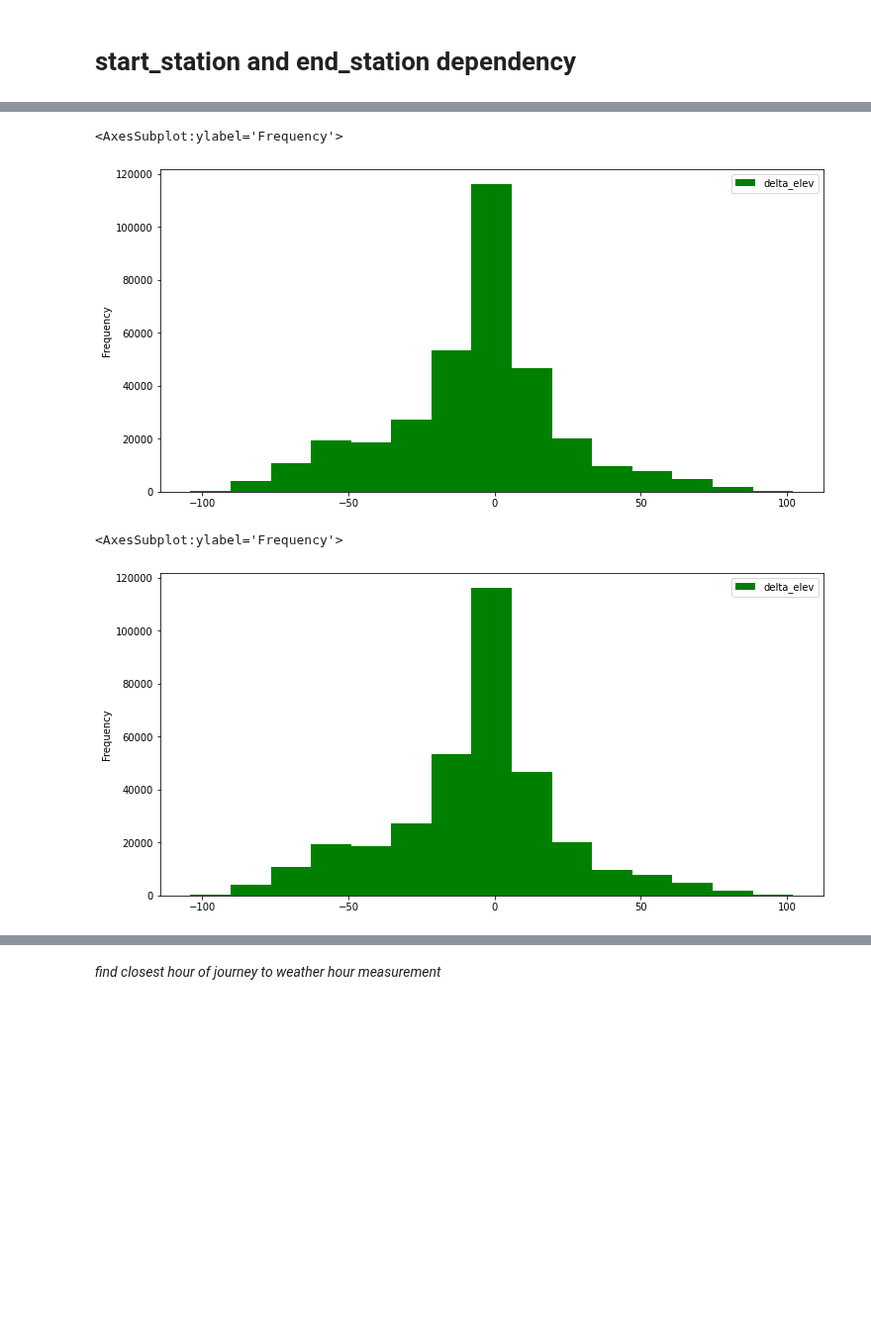
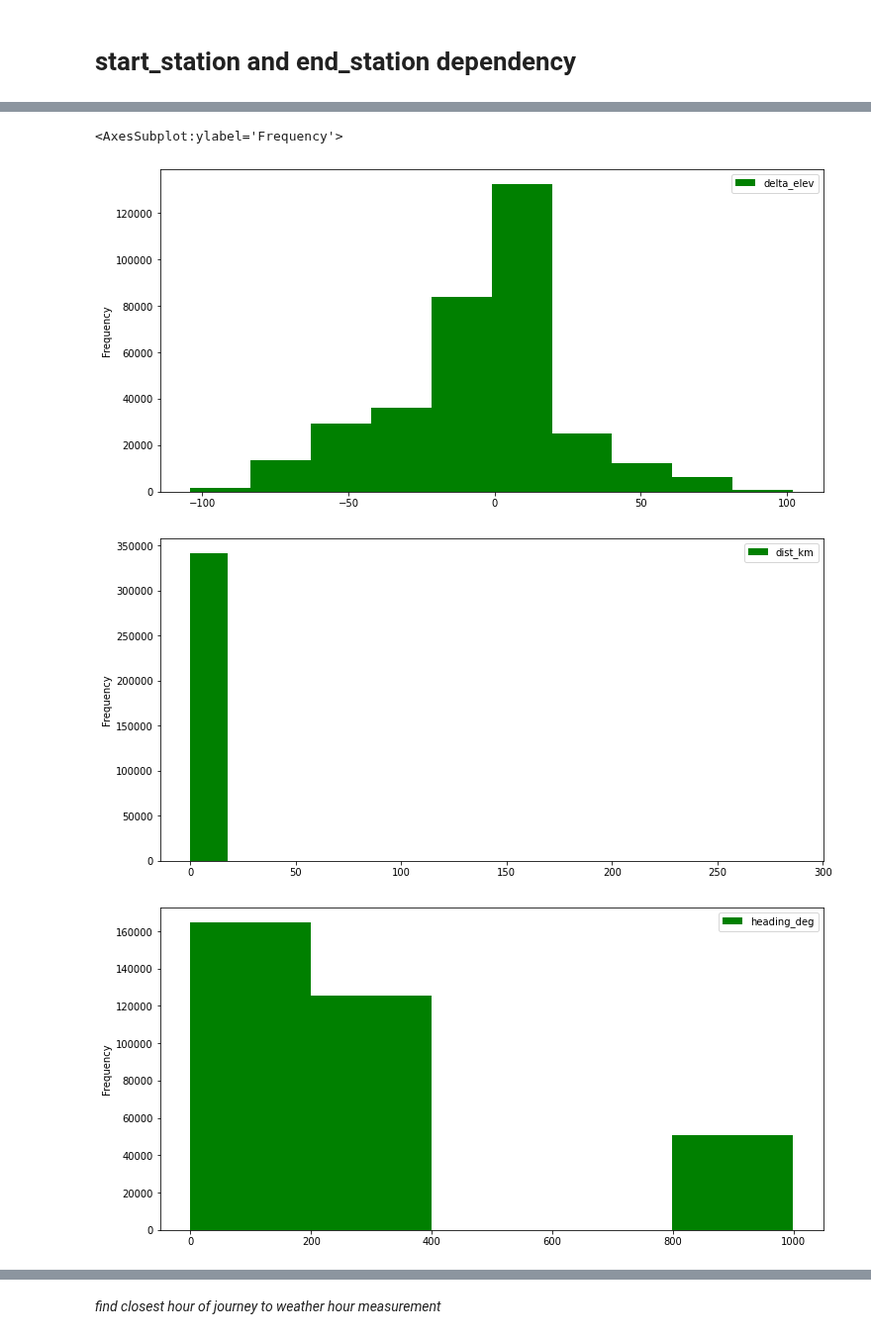
Before and after one commit to daim77/python_BI_analysis_bike_sharing, a Jupyter notebook: results.ipynb, the cells around one changed output, grey strips where cells are left out. Shown at 99% size. Drawn from its saved outputs; the diff is of its cells as text; code cells hidden in the pictures; blank space fills up the shorter version.

```diff
--- a/results.ipynb
+++ b/results.ipynb
@@ -240,0 +262,5 @@ bikes_df['dist_km'] = bikes_df.iloc[:, :]\
+# %%
+bikes_df['duration_s'] = bikes_df['ended_at'] - bikes_df['started_at']
+bikes_df['duration_s'] = bikes_df['duration_s'].dt.seconds
+
+print(bikes_df[['dist_km', 'duration_s']].describe())
@@ -273,8 +303,17 @@ df2.plot.scatter('start_station_id', 'end_station_id', figsize=(12, 6), marker='
-# %%
-df5 = bikes_df.loc[:, ['delta_elev']]
-df5.plot.hist('delta_elev', figsize=(12, 6), color='green', bins=15)
-# %% [output]
-<AxesSubplot:ylabel='Frequency'>
-[figure, removed]
-<AxesSubplot:ylabel='Frequency'>
-[figure, removed]
+# %%
+df5 = bikes_df.loc[:, ['delta_elev']]
+df5.plot.hist('delta_elev', figsize=(12, 6), color='green', bins=10)
+
+df6 = bikes_df.loc[:, ['dist_km']]
+df6.plot.hist('dist_km', figsize=(12, 6), color='green', bins=16)
+
+df7 = bikes_df.loc[:, ['heading_deg']]
+df7.plot.hist('heading_deg', figsize=(12, 6), color='green', bins=5)
+
+df8 = bikes_df.loc[:, ['duration_s']]
+df8.plot.hist('duration_s', figsize=(12, 6), color='green', bins=20)
+# %% [output]
+<AxesSubplot:ylabel='Frequency'>
+[figure, added]
+[figure, added]
+[figure, added]
```
Also changed, not shown: parts of 14 cells of this notebook, 3 other files.
